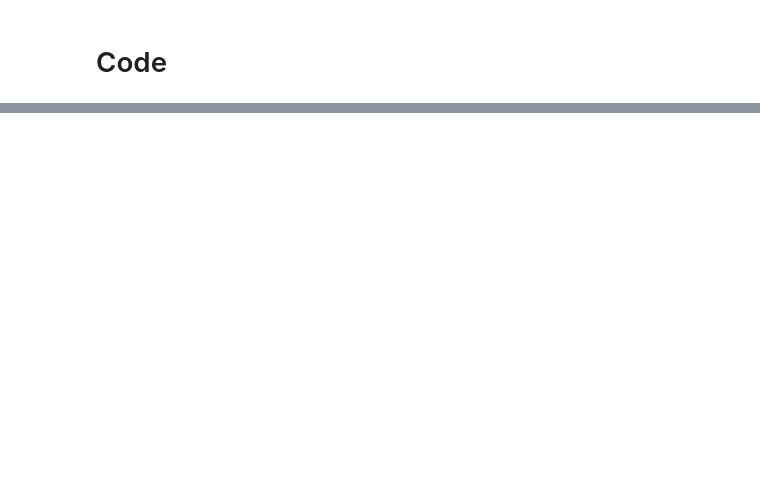
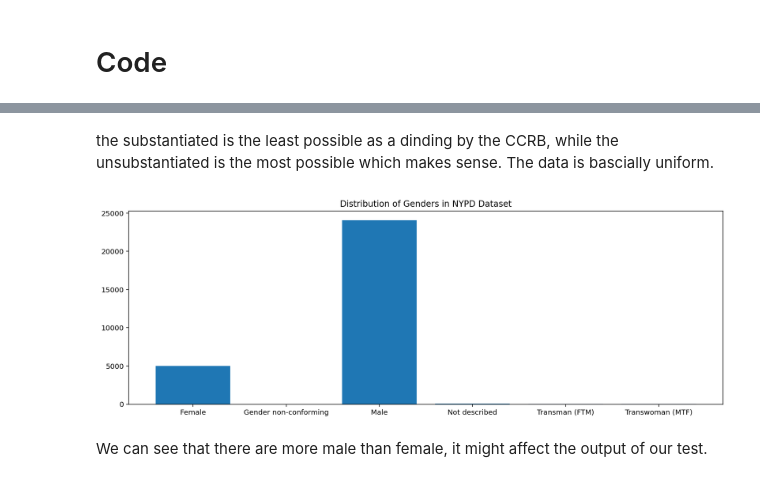
Before and after one commit to jxmauricio/NYPDProject, a Jupyter notebook: nypd.ipynb, the cells around one changed output, grey strips where cells are left out. Drawn from its saved outputs; the diff is of its cells as text; code cells hidden in the pictures; blank space fills up the shorter version.

```diff
--- a/nypd.ipynb
+++ b/nypd.ipynb
@@ -282,0 +154,13 @@ Column: board_disposition Nulls: 0
+# %% [markdown]
+the substantiated is the least possible as a dinding by the CCRB, while the unsubstantiated is the most possible which makes sense. The data is bascially uniform.
+# %%
+f, ax = plt.subplots(figsize=(15,5))
+#Univariate Analysis of Gender showing that there is more data points for males than there are females
+plt.title("Distribution of Genders in NYPD Dataset")
+genders = allegations.groupby("complainant_gender")["first_name"].count()
+genders_plot = plt.bar(genders.index,genders.values)
+plt.show()
+# %% [output]
+[figure, added]
+# %% [markdown]
+We can see that there are more male than female, it might affect the output of our test.
```
Also changed, not shown: parts of 64 cells of this notebook.
